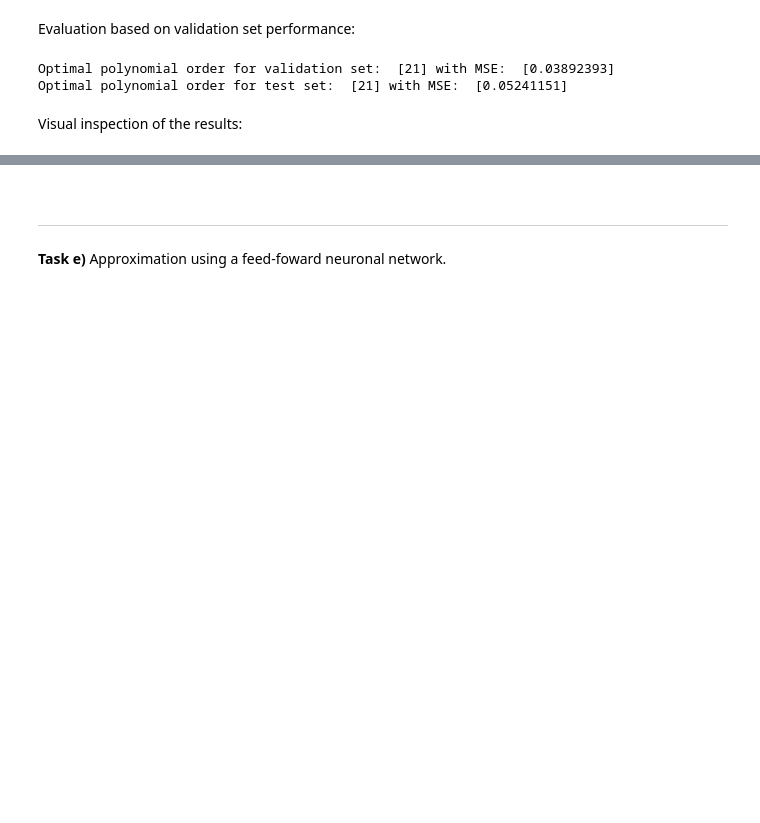
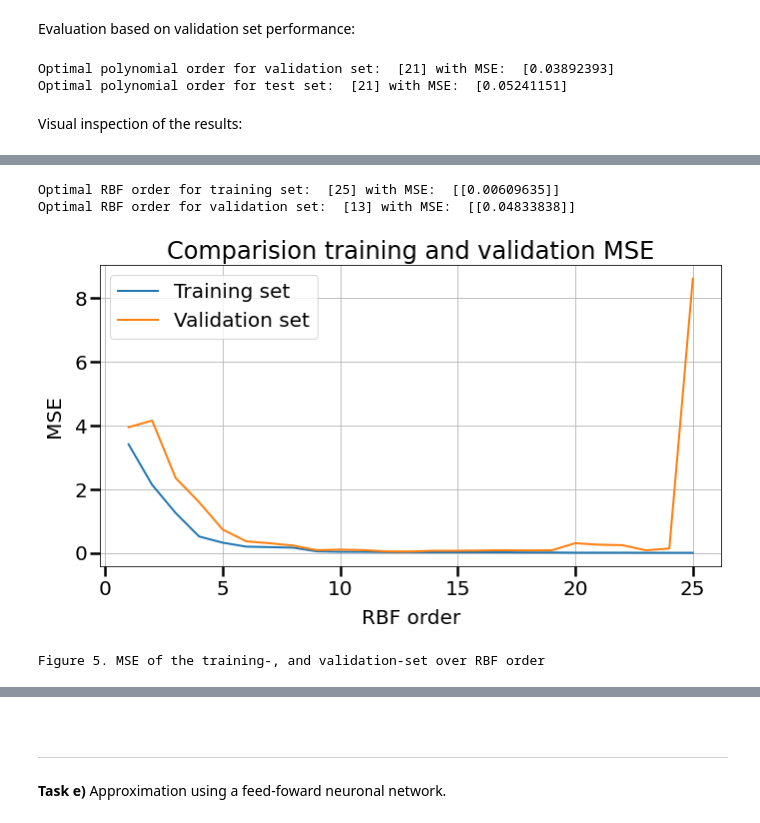
Before and after one commit to FelixSto/NSP_Assignments, a Jupyter notebook: notebooks/assignments/1-1-system-identification.ipynb, the cells around one changed output, grey strips where cells are left out. Drawn from its saved outputs; the diff is of its cells as text; code cells hidden in the pictures; blank space fills up the shorter version.

```diff
--- a/notebooks/assignments/1-1-system-identification.ipynb
+++ b/notebooks/assignments/1-1-system-identification.ipynb
@@ -341,0 +349,43 @@ $^1$ Using the so called pseudoinverse, or  of A
+# %%
+#Determine the optimal order based on validation set performance
+P = 26 # max number of RBF's
+
+mse_train = np.zeros([P-1,1])
+mse_valid = np.zeros([P-1,1])
+
+for order in range(1,P):
+    w2 = (2/order)**2                    #width parameter squared
+    rbf_center = np.arange(0,1,1/order)  #RBF centers
+
+    A = RbfOptimizer(order, w2, x_train2)
+    c_opt = np.linalg.pinv(A).dot(y_train2)
+
+    y_hat_train = RbfOptimizer(order, w2, x_train2).dot(c_opt)
+    y_hat_valid = RbfOptimizer(order, w2, x_validation).dot(c_opt)
+    mse_train[order-1] = np.mean((y_hat_train-y_train2)**2)
+    mse_valid[order-1] = np.mean((y_hat_valid-y_validation)**2)
+
+mse_min_train = np.where(mse_train == np.amin(mse_train)) #optimal order
+
+print('Optimal RBF order for training set: ', mse_min_train[0]+1, 'with MSE: ', mse_train[mse_min_train[0]])
+
+mse_min_valid = np.where(mse_valid == np.amin(mse_valid)) #optimal order
+print('Optimal RBF order for validation set: ', mse_min_valid[0]+1, 'with MSE: ', mse_valid[mse_min_valid[0]])
+
+plt.figure(figsize=(10,6))
+plt.plot(np.arange(1,P,1), mse_train, label='Training set')
+plt.plot(np.arange(1,P,1), mse_valid, label='Validation set')
+plt.xlabel('RBF order')
+plt.title('Comparision training and validation MSE')
+plt.ylabel('MSE')
+plt.legend()
+plt.grid()
+plt.tight_layout()
+plt.show()
+
+disp('Figure 5. MSE of the training-, and validation-set over RBF order')
+# %% [output]
+Optimal RBF order for training set:  [25] with MSE:  [[0.00609635]]
+Optimal RBF order for validation set:  [13] with MSE:  [[0.04833838]]
+[figure, added]
+Figure 5. MSE of the training-, and validation-set over RBF order
```
Also changed, not shown: parts of 17 cells of this notebook.
